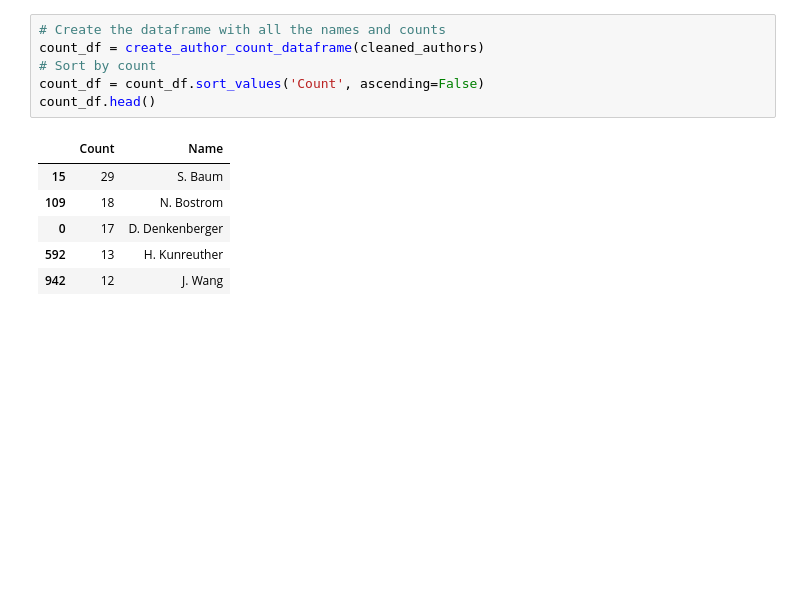
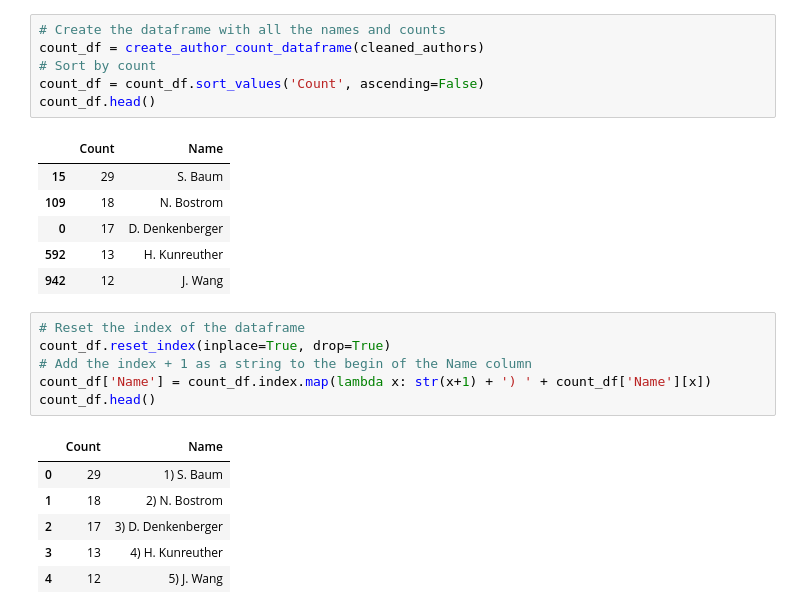
Before and after one commit to florianjehn/X-Risk-Rank, a Jupyter notebook: name_counting.ipynb, the cells around one changed output. Drawn from its saved outputs; the diff is of its cells as text; blank space fills up the shorter version.

```diff
--- a/name_counting.ipynb
+++ b/name_counting.ipynb
@@ -45,6 +45,19 @@ count_df.head()
 | 0 | 17 | D. Denkenberger |
 | 592 | 13 | H. Kunreuther |
 | 942 | 12 | J. Wang |
+# %%
+# Reset the index of the dataframe
+count_df.reset_index(inplace=True, drop=True)
+# Add the index + 1 as a string to the begin of the Name column
+count_df['Name'] = count_df.index.map(lambda x: str(x+1) + ') ' + count_df['Name'][x])
+count_df.head()
+# %% [output]
+|  | Count | Name |
+| 0 | 29 | 1) S. Baum |
+| 1 | 18 | 2) N. Bostrom |
+| 2 | 17 | 3) D. Denkenberger |
+| 3 | 13 | 4) H. Kunreuther |
+| 4 | 12 | 5) J. Wang |
 # %%
 # Use the ALLFED style
 import matplotlib.pyplot as plt
```
Also changed, not shown: parts of 1 cell of this notebook, 1 other file.
